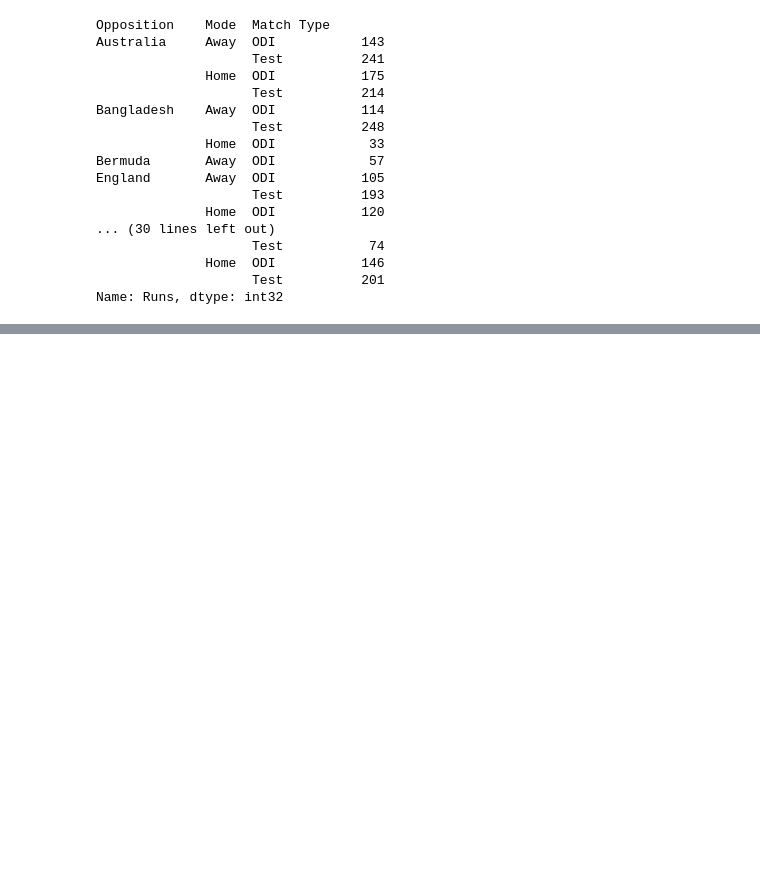
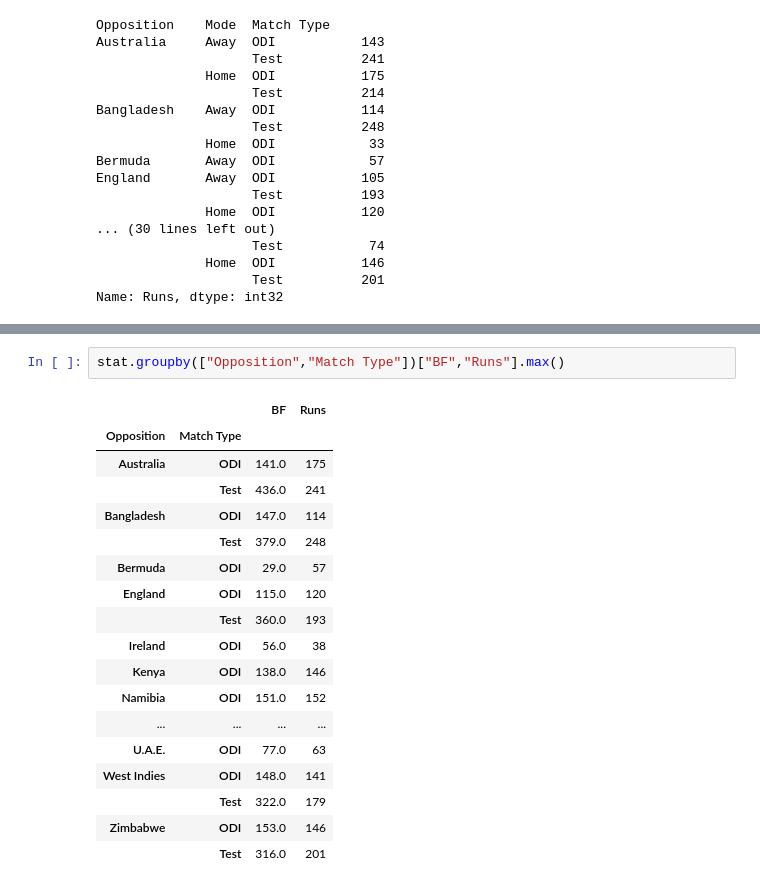
Before and after one commit to shubham9g17/Data-Wizard, a Jupyter notebook: Sachin Statistics.ipynb, the cells around one changed output, grey strips where cells are left out. Saved outputs shown, nothing was run; the diff lists cells and outputs as text; blank space fills up the shorter version.

```diff
--- a/Sachin Statistics.ipynb
+++ b/Sachin Statistics.ipynb
@@ -523,0 +572,21 @@ Name: Runs, dtype: int32
+# %%
+stat.groupby(["Opposition","Match Type"])["BF","Runs"].max()
+# %% [output]
+|  |  | BF | Runs |
+| Opposition | Match Type |  |  |
+| Australia | ODI | 141.0 | 175 |
+|  | Test | 436.0 | 241 |
+| Bangladesh | ODI | 147.0 | 114 |
+|  | Test | 379.0 | 248 |
+| Bermuda | ODI | 29.0 | 57 |
+| England | ODI | 115.0 | 120 |
+|  | Test | 360.0 | 193 |
+| Ireland | ODI | 56.0 | 38 |
+| Kenya | ODI | 138.0 | 146 |
+| Namibia | ODI | 151.0 | 152 |
+| ... | ... | ... | ... |
+| U.A.E. | ODI | 77.0 | 63 |
+| West Indies | ODI | 148.0 | 141 |
+|  | Test | 322.0 | 179 |
+| Zimbabwe | ODI | 153.0 | 146 |
+|  | Test | 316.0 | 201 |
```
Also changed, not shown: parts of 27 cells of this notebook.
